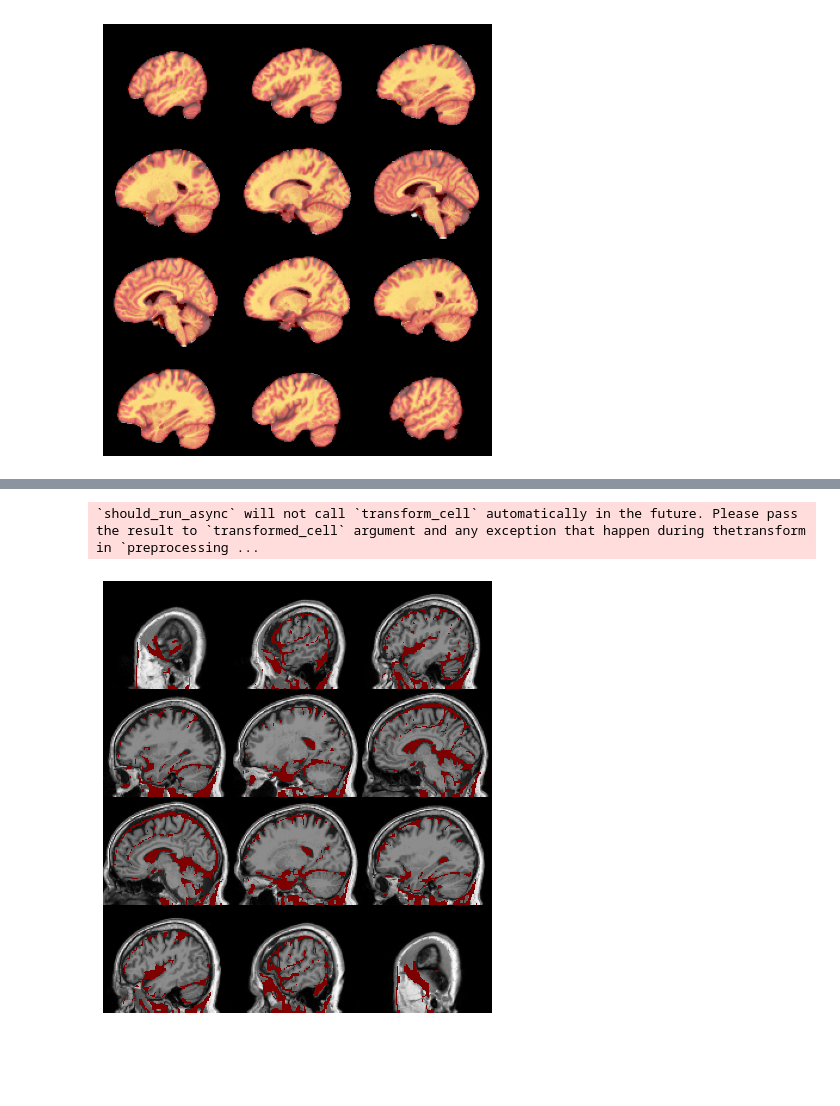
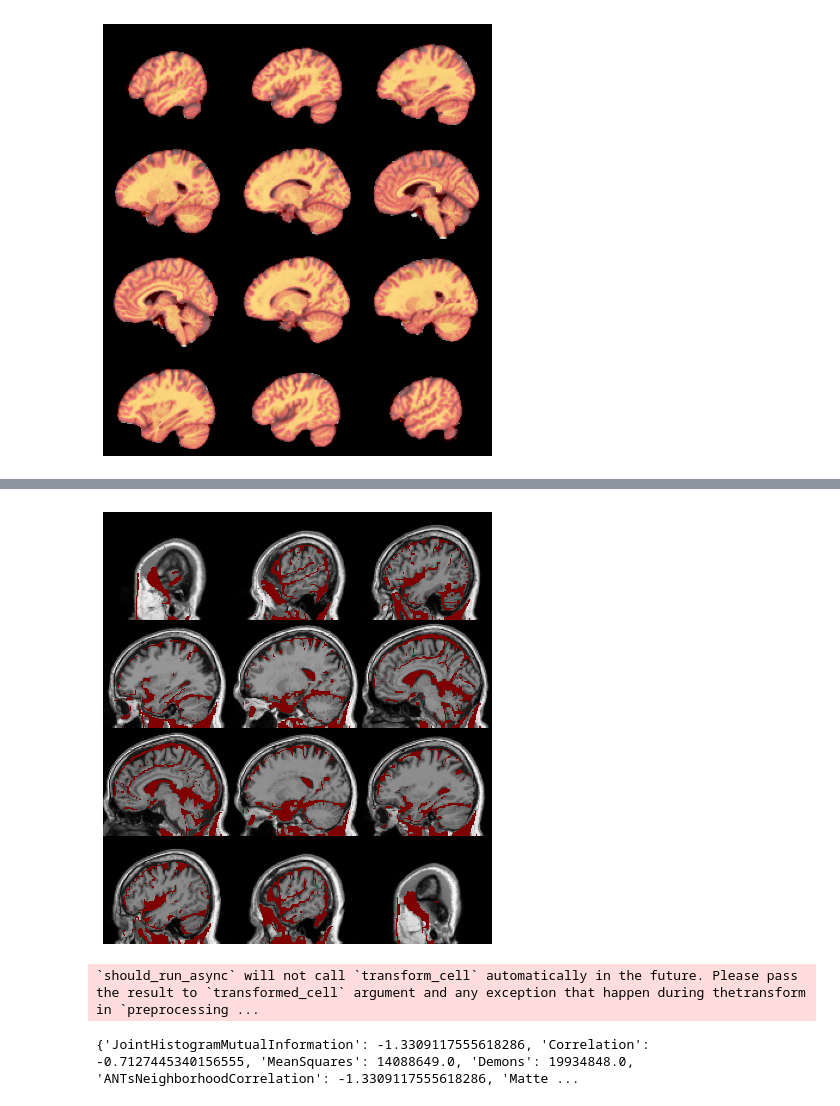
Before and after one commit to aleibz98/Practicas_SantPau, a Jupyter notebook: T1-to-Std_ANTS.ipynb, the cells around one changed output, grey strips where cells are left out. Cells and saved outputs as stored; diff of their text form; code cells hidden in the pictures; blank space fills up the shorter version.

```diff
--- a/T1-to-Std_ANTS.ipynb
+++ b/T1-to-Std_ANTS.ipynb
@@ -97,6 +92,6 @@ ants.plot(registered_image['warpedmovout'], overlay=segs['probabilityimages'][2]
 # %%
-mask_CSF = ants.threshold_image(segs['probabilityimages'][0], 0.1)
+# We will be using a CSF mask to do the quality control
+mask_CSF = ants.threshold_image(segs['probabilityimages'][0], 0.05) # Podemos jugar un poco con el threshold
 ants.plot(registered_image['warpedmovout'], overlay=mask_CSF, overlay_cmap='jet', overlay_alpha=1)
 # %% [output]
-`should_run_async` will not call `transform_cell` automatically in the future. Please pass the result to `transformed_cell` argument and any exception that happen during thetransform in `preprocessing ...
-[figure, old version]
+[figure, new version]
@@ -104,0 +98,11 @@ ants.plot(registered_image['warpedmovout'], overlay=mask_CSF, overlay_cmap='jet'
+# %%
+# Compute image similarity:
+possible_metrics = {'MeanSquares', 'Correlation', 'MattesMutualInformation', 'Demons', 'JointHistogramMutualInformation', 'ANTsNeighborhoodCorrelation'}
+metric_val = dict()
+for metric in possible_metrics:
+    metric_val[metric] = ants.image_similarity(fixed_image=StdTemplate, moving_image=registered_image['warpedmovout'], metric_type=metric)
+
+print(metric_val)
+# %% [output]
+`should_run_async` will not call `transform_cell` automatically in the future. Please pass the result to `transformed_cell` argument and any exception that happen during thetransform in `preprocessing ...
+{'JointHistogramMutualInformation': -1.3309117555618286, 'Correlation': -0.7127445340156555, 'MeanSquares': 14088649.0, 'Demons': 19934848.0, 'ANTsNeighborhoodCorrelation': -1.3309117555618286, 'Matte ...
```
Also changed, not shown: parts of 12 cells of this notebook.
